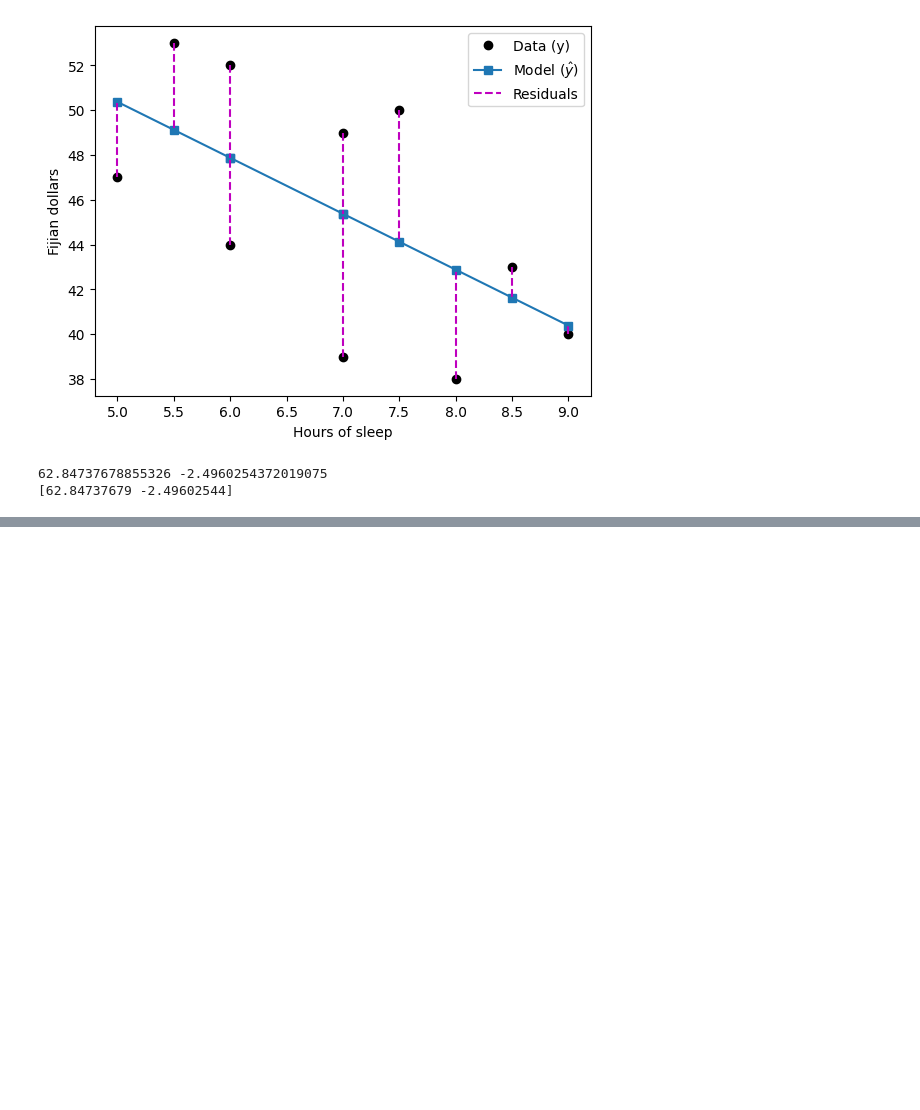
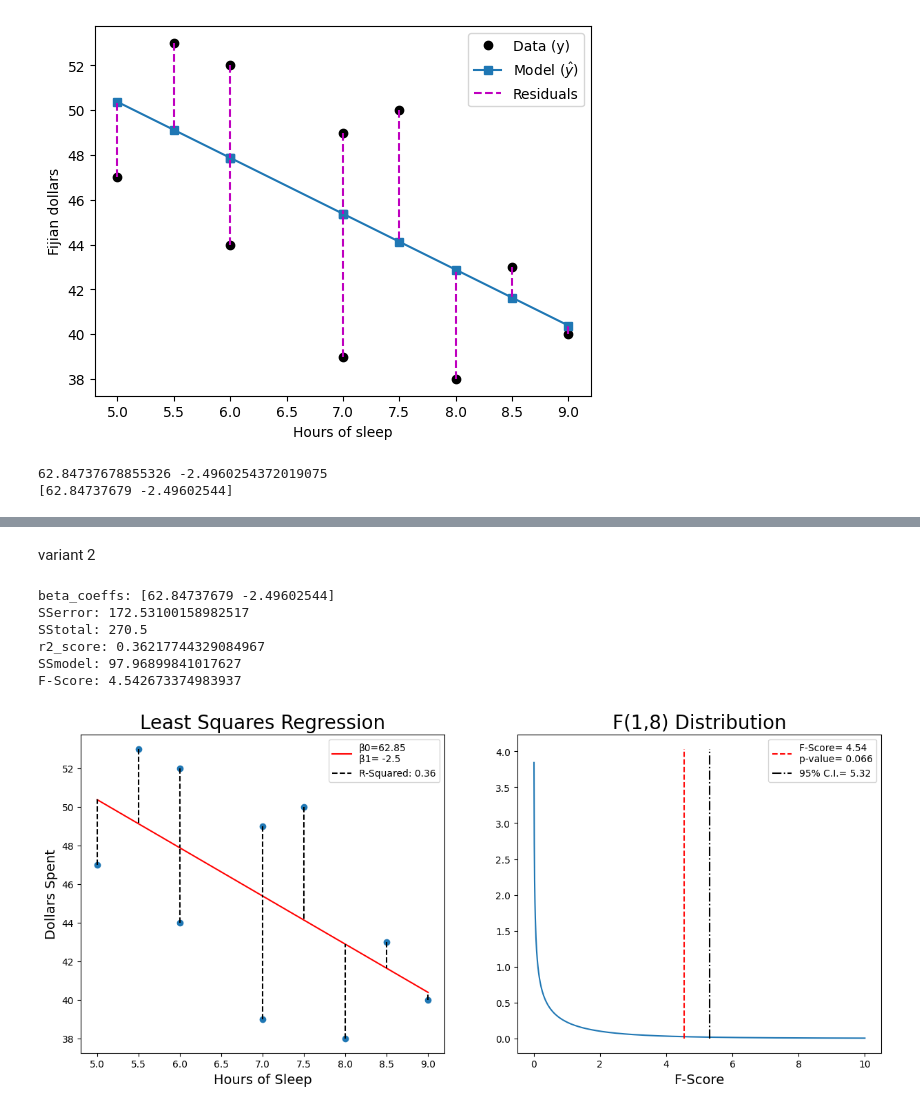
Before and after one commit to SiracencoSerghei/Statistics_and_ML, a Jupyter notebook: 3.0_regression/stats_regression_simpleRegression.ipynb, the cells around one changed output, grey strips where cells are left out. Saved outputs shown, nothing was run; the diff lists cells and outputs as text; code cells hidden in the pictures; blank space fills up the shorter version.

```diff
--- a/3.0_regression/stats_regression_simpleRegression.ipynb
+++ b/3.0_regression/stats_regression_simpleRegression.ipynb
@@ -79,0 +129,68 @@ print(beta)
+# %% [markdown]
+variant 2
+# %%
+
+
+def manual_r2_f():
+    sleep_hours = [5, 5.5, 6, 6, 7, 7, 7.5, 8, 8.5, 9]
+    dollars = [47, 53, 52, 44, 39, 49, 50, 38, 43, 40]
+
+    design_matrix = np.vstack((np.ones(len(sleep_hours)), sleep_hours)).T
+
+    beta_coeffs = np.dot(np.linalg.inv(np.dot(design_matrix.T, design_matrix)), (np.dot(design_matrix.T, dollars)))
+    print(f"beta_coeffs: {beta_coeffs}")
+
+    y_hat = np.dot(design_matrix, beta_coeffs)
+
+    SSerror = np.sum((dollars - y_hat)**2)
+    SStotal = np.sum((dollars - np.mean(dollars))**2)
+    r2_score = 1 - SSerror / SStotal
+    print(f"SSerror: {SSerror}")
+    print(f"SStotal: {SStotal}")
+    print(f"r2_score: {r2_score}")
+
+    SSmodel = np.sum((y_hat - np.mean(dollars))**2)
+    print(f"SSmodel: {SSmodel}")
+    k = design_matrix.shape[1] # Total number of parameters
+    n = len(dollars) # Total number of observations
+    f_score_num = SSmodel / (k-1)
+    f_score_denom = SSerror / (n-k)
+    f_score = f_score_num / f_score_denom
+    print(f"F-Score: {f_score}")
+
+    p_value = 1 - stats.f.cdf(abs(f_score), dfn=k-1, dfd=n-k)
+
+    fig, ax = plt.subplots(1,2,figsize=(15,6))
+    ax[0].scatter(sleep_hours, dollars )
+    ax[0].plot(sleep_hours, y_hat, color='red',
+               label=f"β0={np.round(beta_coeffs[0], 2)}\nβ1= {np.round(beta_coeffs[1], 2)}")
+
+    for i in range(len(sleep_hours)):
+        ax[0].plot([sleep_hours[i],sleep_hours[i]], [dollars[i],y_hat[i]], linestyle='--', color='k', label=f"R-Squared: {np.round(r2_score, 2)}" if i == 0 else None)
+    ax[0].set_title('Least Squares Regression', fontsize=20)
+    ax[0].set_xlabel('Hours of Sleep', fontsize=14)
+    ax[0].set_ylabel('Dollars Spent', fontsize=14)
+    ax[0].legend()
+
+    x = np.linspace(0,10,1000)
+    y = stats.f.pdf(x, dfn=k-1, dfd=n-k)
+    sig_95 = stats.f.ppf(0.95, dfn=k-1, dfd=n-k)
+
+    ax[1].plot(x, y, label=f"")
+    ax_ylim = [0, ax[1].get_ylim()[1]]
+    ax[1].plot([f_score,f_score], ax_ylim, linestyle='--', color='red', label=f"F-Score= {np.round(f_score, 2)}\np-value= {np.round(p_value, 3)}")
+    ax[1].plot([sig_95,sig_95], ax_ylim, linestyle='-.', color='k', label=f"95% C.I.= {np.round(sig_95, 2)}")
+    ax[1].set_title(f"F({k-1},{n-k}) Distribution", fontsize=20)
+    ax[1].set_xlabel('F-Score', fontsize=14)
+    ax[1].legend()
+    plt.show()
+
+manual_r2_f()
+# %% [output]
+beta_coeffs: [62.84737679 -2.49602544]
+SSerror: 172.53100158982517
+SStotal: 270.5
+r2_score: 0.36217744329084967
+SSmodel: 97.96899841017627
+F-Score: 4.542673374983937
+[figure, added]
```
Also changed, not shown: parts of 3 cells of this notebook.
